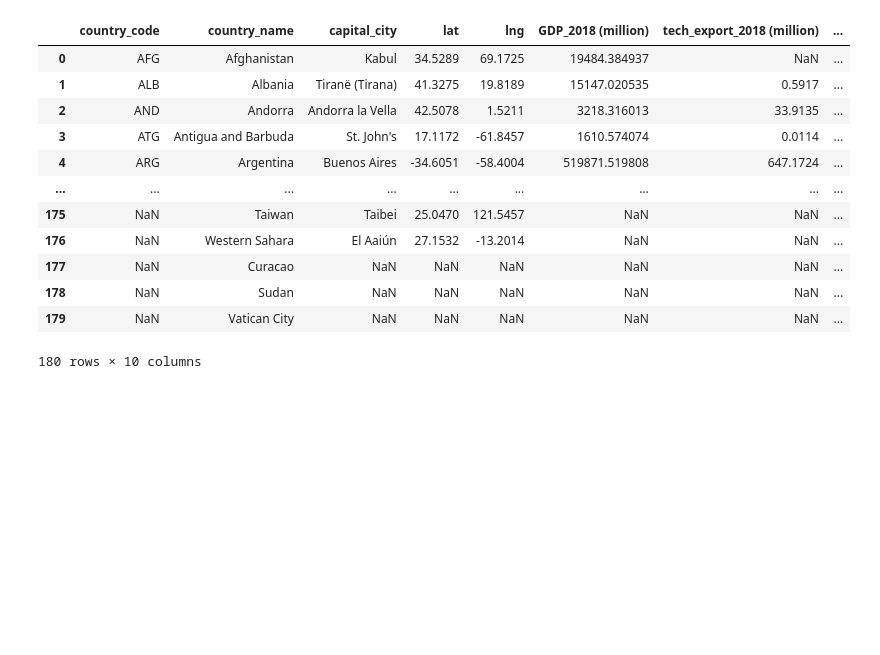
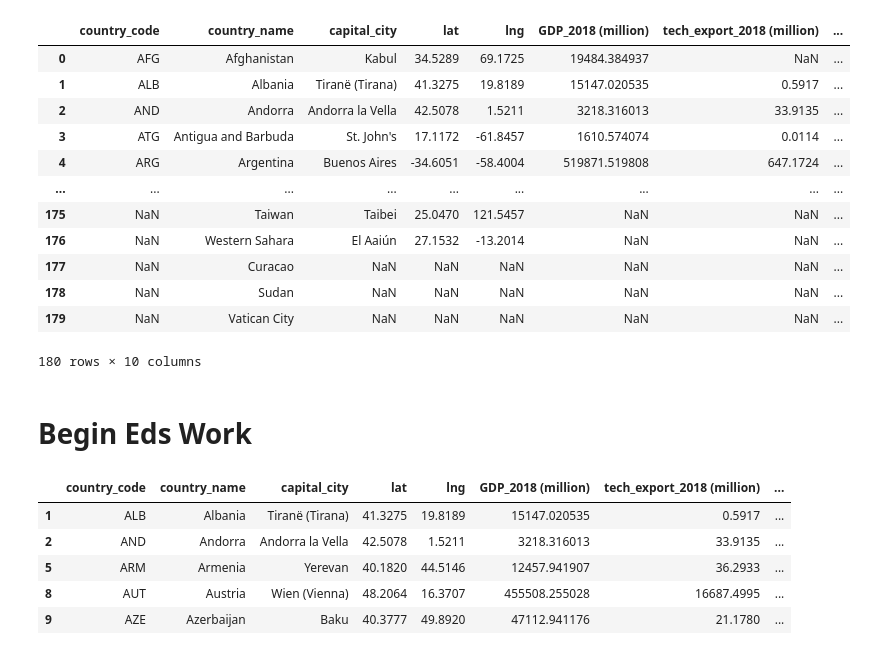
Before and after one commit to sabrinasaleh/Data_Munging_Plotting, a Jupyter notebook: europe/main-ed.ipynb, the cells around one changed output. Drawn from its saved outputs; the diff is of its cells as text; code cells hidden in the pictures; blank space fills up the shorter version.

```diff
--- a/europe/main-ed.ipynb
+++ b/europe/main-ed.ipynb
@@ -239,5 +239,15 @@ clean_data
 | 178 | NaN | Sudan | NaN | NaN | NaN | NaN | NaN | ... |
 | 179 | NaN | Vatican City | NaN | NaN | NaN | NaN | NaN | ... |
 180 rows × 10 columns
+# %% [markdown]
+# Begin Eds Work
 # %%
 europe = clean_data[clean_data.region == "Europe "]
+europe.head()
+# %% [output]
+|  | country_code | country_name | capital_city | lat | lng | GDP_2018 (million) | tech_export_2018 (million) | ... |
+| 1 | ALB | Albania | Tiranë (Tirana) | 41.3275 | 19.8189 | 15147.020535 | 0.5917 | ... |
+| 2 | AND | Andorra | Andorra la Vella | 42.5078 | 1.5211 | 3218.316013 | 33.9135 | ... |
+| 5 | ARM | Armenia | Yerevan | 40.1820 | 44.5146 | 12457.941907 | 36.2933 | ... |
+| 8 | AUT | Austria | Wien (Vienna) | 48.2064 | 16.3707 | 455508.255028 | 16687.4995 | ... |
+| 9 | AZE | Azerbaijan | Baku | 40.3777 | 49.8920 | 47112.941176 | 21.1780 | ... |
```
Also changed, not shown: parts of 2 cells of this notebook.
